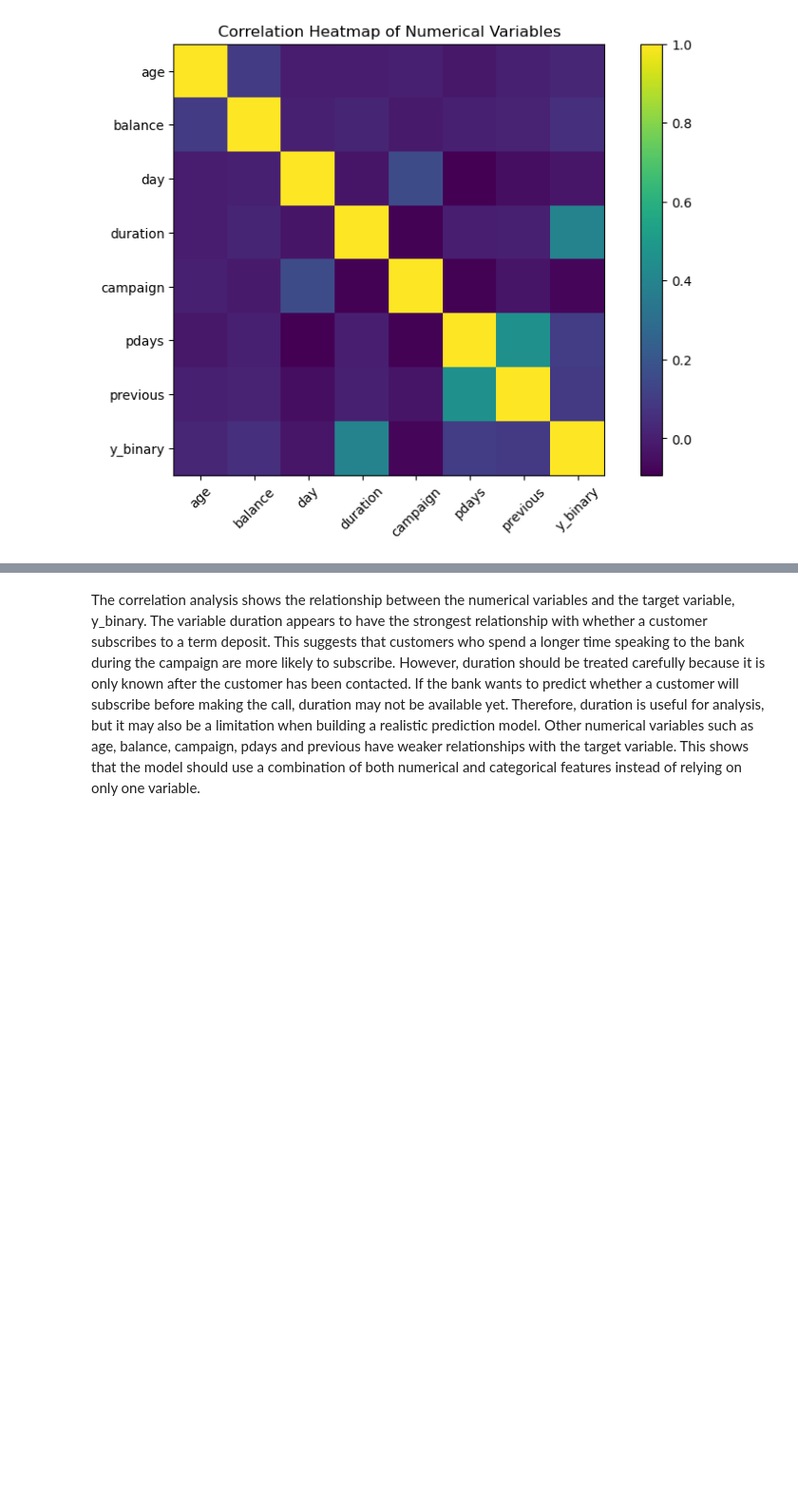
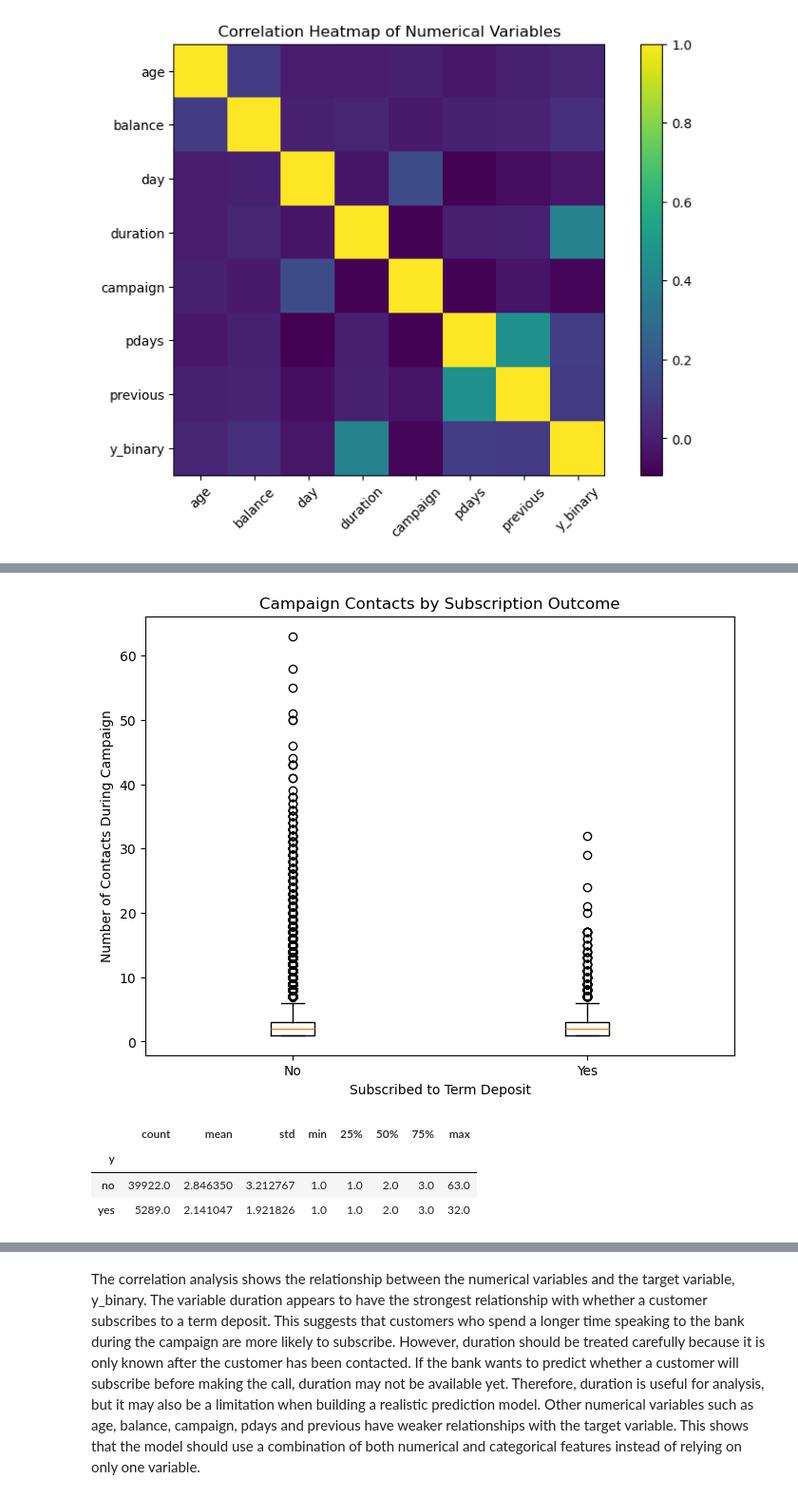
Before and after one commit to sharmainehenggg-web/MLDP-project, a Jupyter notebook: MLDP Program Codes Submission Template.ipynb, the cells around one changed output, grey strips where cells are left out. Shown at 95% size. Cells and saved outputs as stored; diff of their text form; code cells hidden in the pictures; blank space fills up the shorter version.

```diff
--- a/MLDP Program Codes Submission Template.ipynb
+++ b/MLDP Program Codes Submission Template.ipynb
@@ -220,0 +288,18 @@ plt.show()
+# %%
+campaign_no = df[df["y"] == "no"]["campaign"]
+campaign_yes = df[df["y"] == "yes"]["campaign"]
+
+plt.figure(figsize=(8, 6))
+plt.boxplot([campaign_no, campaign_yes], labels=["No", "Yes"])
+plt.title("Campaign Contacts by Subscription Outcome")
+plt.xlabel("Subscribed to Term Deposit")
+plt.ylabel("Number of Contacts During Campaign")
+plt.show()
+
+display(df.groupby("y")["campaign"].describe())
+# %% [output]
+[figure, added]
+|  | count | mean | std | min | 25% | 50% | 75% | max |
+| y |  |  |  |  |  |  |  |  |
+| no | 39922.0 | 2.846350 | 3.212767 | 1.0 | 1.0 | 2.0 | 3.0 | 63.0 |
+| yes | 5289.0 | 2.141047 | 1.921826 | 1.0 | 1.0 | 2.0 | 3.0 | 32.0 |
```
Also changed, not shown: parts of 8 cells of this notebook.
